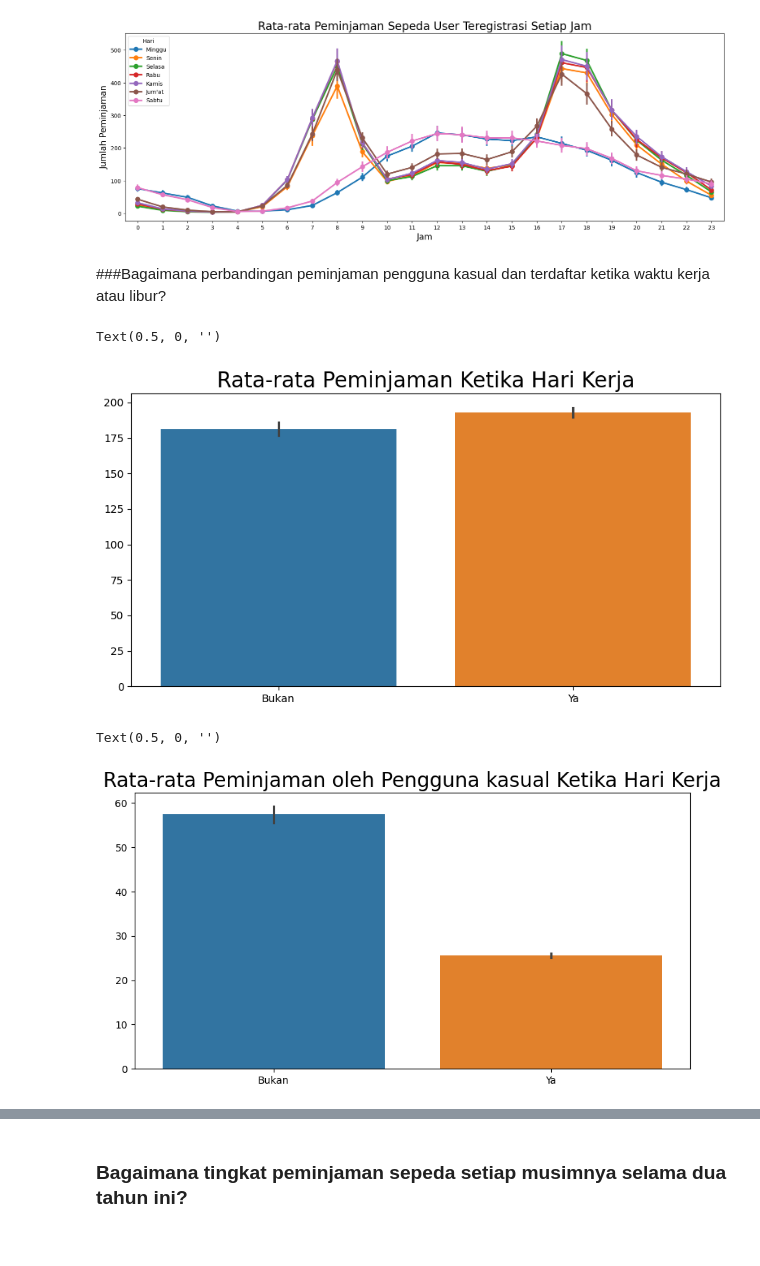
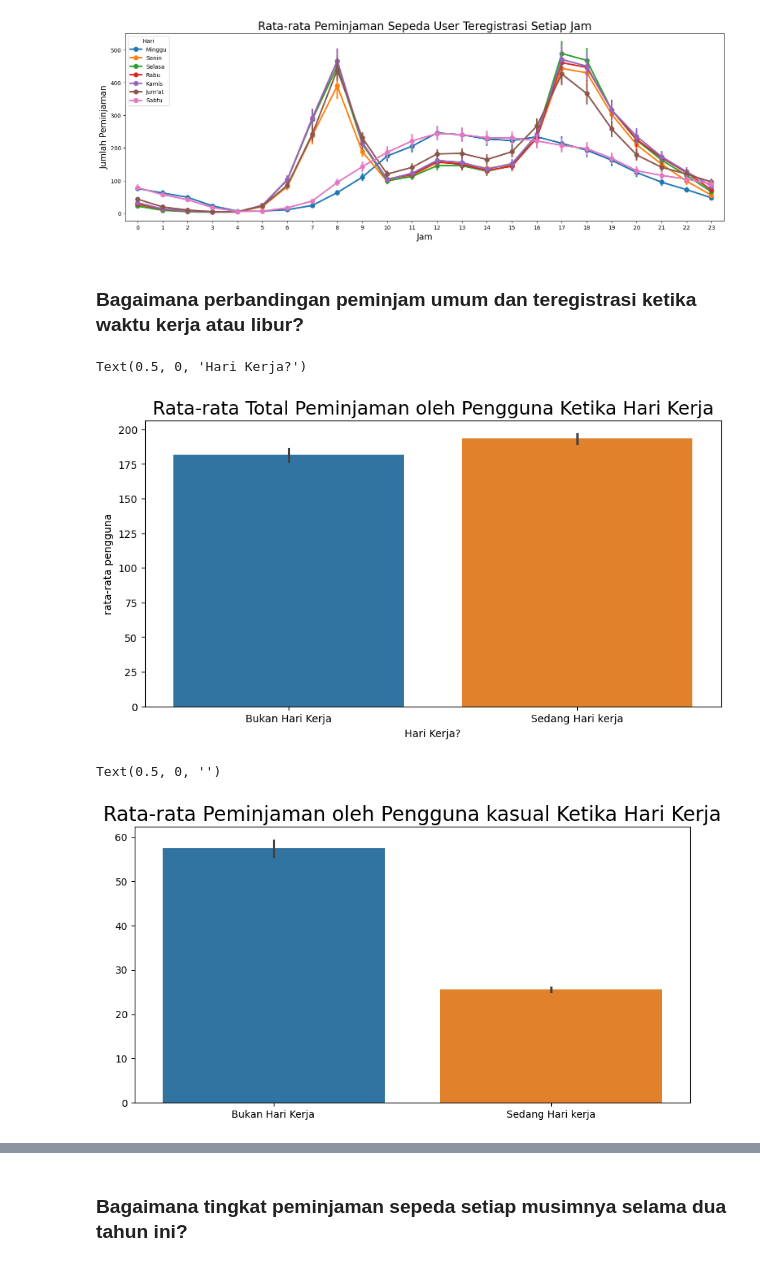
Before and after one commit to GentaHI/Analisis-data-bike, a Jupyter notebook: Proyek Analisis Data.ipynb, the cells around one changed output, grey strips where cells are left out. Drawn from its saved outputs; the diff is of its cells as text; code cells hidden in the pictures.

```diff
--- a/Proyek Analisis Data.ipynb
+++ b/Proyek Analisis Data.ipynb
@@ -235,14 +235,14 @@ hour_df['weekday'] = hour_df['weekday'].map({
 # %%
 #mengganti nilai pada is_holiday weekday menjadi lebih deskriptif
 hour_df['is_holiday'] = hour_df['is_holiday'].map({
-    0: 'Tidak',
-    1: 'Ya'
+    0: 'Bukan Hari Libur',
+    1: 'Sedang Hari Libur'
 })
 # %%
 #mengganti nilai pada is_workingday weekday menjadi lebih deskriptif
 hour_df['is_workingday'] = hour_df['is_workingday'].map({
-    0: 'Bukan',
-    1: 'Ya'
+    0: 'Bukan Hari Kerja',
+    1: 'Sedang Hari kerja'
 })
 # %% [markdown]
 **Insight:**
@@ -253,0 +351,3 @@ hour_df['is_workingday'] = hour_df['is_workingday'].map({
+# %%
+# Menambah status untuk melihat data jika melihat kedua kondisi hari
+hour_df['day_status'] = hour_df['is_holiday'].astype(str) + ' & ' + hour_df['is_workingday'].astype(str)
@@ -442,18 +580,18 @@ ax.legend(title='Hari', loc='upper left')
 <matplotlib.legend.Legend at 0x...>
 [figure]
 # %% [markdown]
-###Bagaimana perbandingan peminjaman pengguna kasual dan terdaftar ketika waktu kerja atau libur?
+### Bagaimana perbandingan peminjam umum dan teregistrasi ketika waktu kerja atau libur?
 # %%
 #Perbandingan barplot
 fig, ax = plt.subplots(figsize=(10,5))
-sns.barplot(data=hour_df, x='is_workingday', y='total_users',hue='is_workingday', legend=False, ax=ax)
+sns.barplot(data=hour_df, x='is_workingday', y='total_users',hue='is_workingday', ax=ax)
 #definisi nama
-ax.set_title('Rata-rata Peminjaman Ketika Hari Kerja', size=20)
-ax.set_ylabel(None)
-ax.set_xlabel(None)
+ax.set_title('Rata-rata Total Peminjaman oleh Pengguna Ketika Hari Kerja', size=18)
+ax.set_ylabel("rata-rata pengguna")
+ax.set_xlabel("Hari Kerja?")
 # %% [output]
-Text(0.5, 0, '')
+Text(0.5, 0, 'Hari Kerja?')
-[figure, old version]
+[figure, new version]
 # %%
 #Perbandingan barplot
 fig, ax = plt.subplots(figsize=(10,5))
@@ -464,7 +602,7 @@ ax.set_ylabel(None)
 ax.set_xlabel(None)
 # %% [output]
 Text(0.5, 0, '')
-[figure, old version]
+[figure, new version]
 # %%
 #Perbandingan barplot
 fig, ax = plt.subplots(figsize=(10,5))
```
Also changed, not shown: parts of 27 cells of this notebook.
